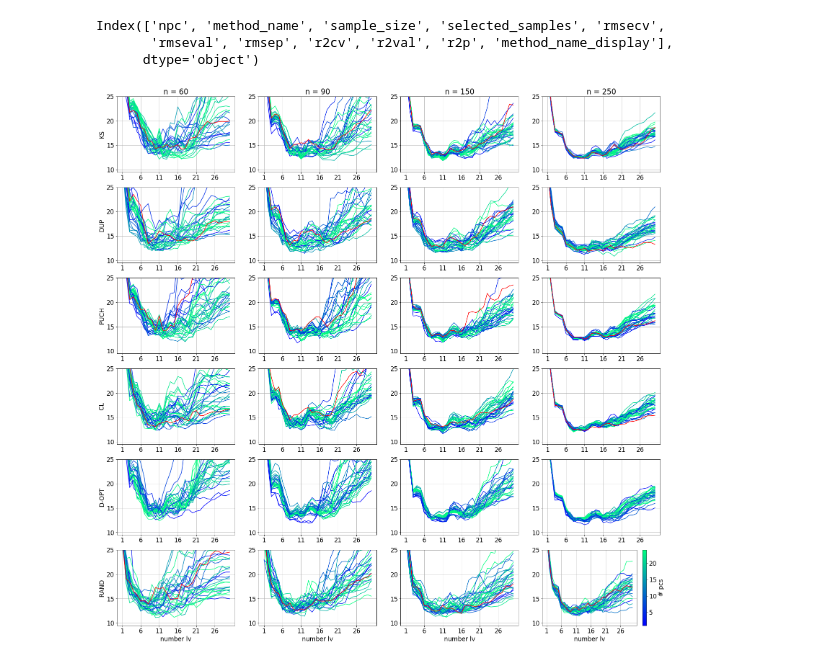
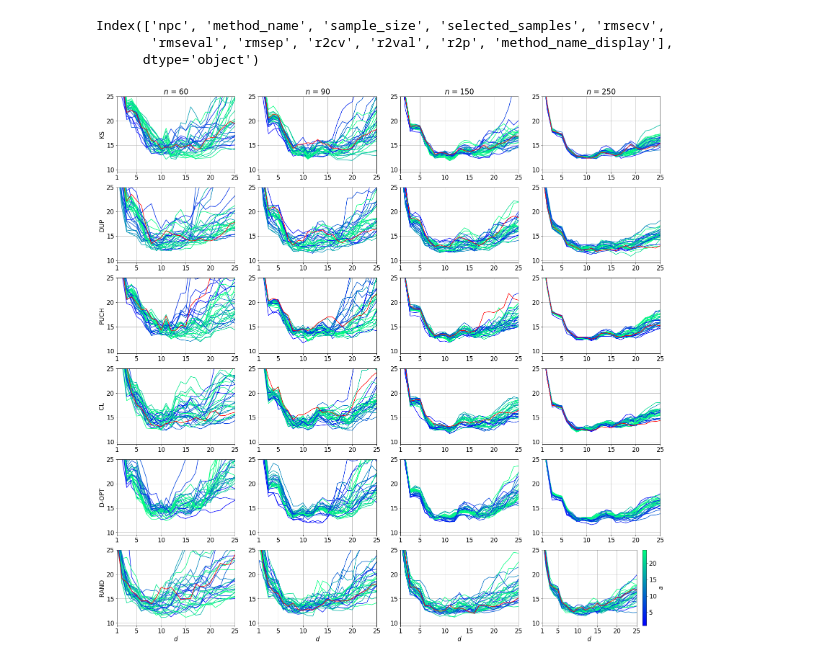
Before and after one commit to vfonsecad/unsupervised-sample-selection, a Jupyter notebook: scripts/d02_05_model_performance.ipynb, the cells around one changed output. Drawn from its saved outputs; the diff is of its cells as text; code cells hidden in the pictures.

Commit message:
fixing figures and checking CL case

```diff
--- a/scripts/d02_05_model_performance.ipynb
+++ b/scripts/d02_05_model_performance.ipynb
@@ -112,6 +112,7 @@ ylims_plots = {"rmsep":[9.5, 25], "r2p":[0.1,1.1]} # DM
 
 sample_sizes_plot = np.array([60,90,150,250])
 variable_name = "rmsep"
+total_lv = 25
 
 ii = 0 # test group 1
 
@@ -136,35 +137,36 @@ for method in ['KS', 'DUP', 'PUCH', 'CL', 'D-OPT', 'RAND']:
         for row_ii in range(df_design_pls_plot.shape[0]):
 
             df_plot_row = df_design_pls_plot.iloc[row_ii]
 
             plot_values = df_plot_row[variable_name][ii,:]
             color_tuple = s_m.to_rgba(df_plot_row["npc"])
 
 
             axs[kk,ss_ii].plot(np.arange(1, plot_values.shape[0]+1) ,plot_values, c = color_tuple)
 
         if method!="D-OPT":
             axs[kk,ss_ii].plot(np.arange(1, plot_values.shape[0]+1), df_design_pls_plot_orig_input.iloc[0][variable_name][ii,:], c = "red")
         axs[kk,ss_ii].grid()
         axs[kk,ss_ii].set_ylim(ylims_plots[variable_name])
-        axs[kk,ss_ii].set_xticks(np.arange(1,plot_values.shape[0]+1,5))
+        axs[kk,ss_ii].set_xlim([1, total_lv])
+        axs[kk,ss_ii].set_xticks([1,5,10,15,20,25])
 
         if kk==0:
-            axs[kk,ss_ii].set_title("n = " + str(sample_sizes_plot[ss_ii]))
+            axs[kk,ss_ii].set_title("$n$ = " + str(sample_sizes_plot[ss_ii]))
         if ss_ii==0:
             axs[kk,ss_ii].set_ylabel(method)
         if kk==5:
-            axs[kk,ss_ii].set_xlabel("number lv")
+            axs[kk,ss_ii].set_xlabel("$d$")
 
 
     kk+=1
 
 
 cm = plt.colorbar(s_m)
-cm.set_label("# pcs")
+cm.set_label("$a$")
 
 
 plt.savefig(base_dir + "/manuscript/figures/"+caseID_key+"_model_performance.png",bbox_inches="tight")
 plt.show()
 # %% [output]
-[figure, old version]
+[figure, new version]
```
Also changed, not shown: 11 other files.
